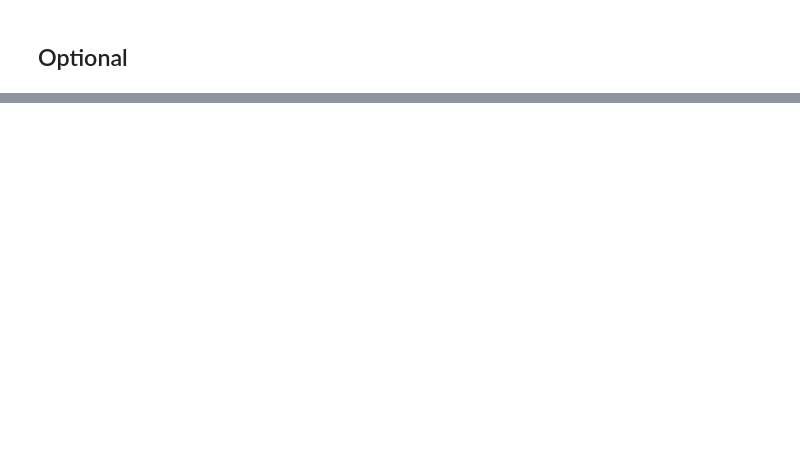
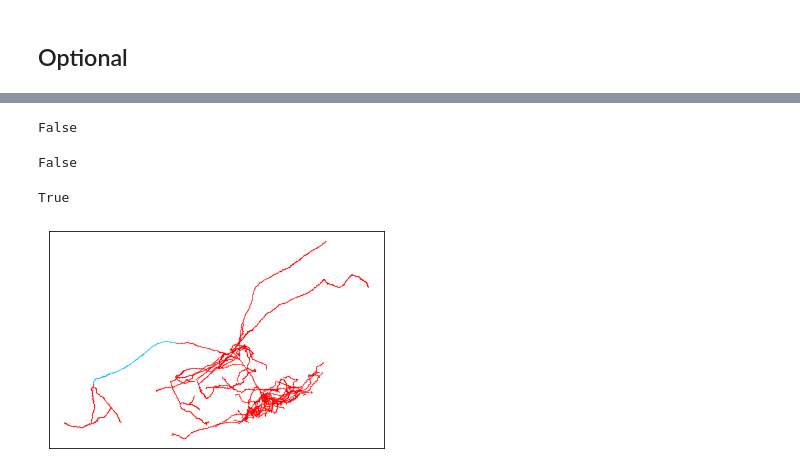
Before and after one commit to YANQI-LIU/Image_Registration, a Jupyter notebook: Workflow.ipynb, the cells around one changed output, grey strips where cells are left out. Drawn from its saved outputs; the diff is of its cells as text; code cells hidden in the pictures; blank space fills up the shorter version.

Commit message:
added grey, white, striatum color indicator for axons. dec 2021 MS revision

```diff
--- a/Workflow.ipynb
+++ b/Workflow.ipynb
@@ -308,0 +266,46 @@ Starting to saving tif files..
+# %%
+fiber_tracts=full_label[full_label['structure_id_path'].str.contains("1009")].region_id
+fiber_tracts=fiber_tracts.tolist()
+# %%
+striatum=full_label[full_label['structure_id_path'].str.contains("477")].region_id
+striatum=striatum.tolist()
+# %%
+white=original_withID.loc[original_withID['atlasID'].isin(fiber_tracts)]
+grey=original_withID.loc[~original_withID['atlasID'].isin(fiber_tracts) & ~original_withID['atlasID'].isin(striatum)]
+stri=original_withID.loc[original_withID['atlasID'].isin(striatum)]
+# %%
+white.empty
+# %% [output]
+False
+# %%
+grey.empty
+# %% [output]
+False
+# %%
+stri.empty
+# %% [output]
+True
+# %%
+xg= pd.to_numeric(grey['x']).round()
+yg= pd.to_numeric(grey['y']).round()
+zg= pd.to_numeric(grey['z']).round()
+
+xw= pd.to_numeric(white['x']).round()
+yw= pd.to_numeric(white['y']).round()
+zw= pd.to_numeric(white['z']).round()
+
+xs= pd.to_numeric(stri['x']).round()
+ys= pd.to_numeric(stri['y']).round()
+zs= pd.to_numeric(stri['z']).round()
+# %%
+plt.scatter(xg[::5], yg[::5],s=0.01, c='red')
+plt.scatter(xw[::5], yw[::5], s= 0.01, c= 'deepskyblue')
+plt.scatter(xs[::5], ys[::5], s= 0.01, c= 'lime')
+frame1 = plt.gca()
+frame1.axes.get_xaxis().set_visible(False)
+frame1.axes.get_yaxis().set_visible(False)
+plt.savefig(out_name+"_c_axons.svg", format='svg')
+
+plt.show()
+# %% [output]
+[figure, added]
```
Also changed, not shown: parts of 33 cells of this notebook.
